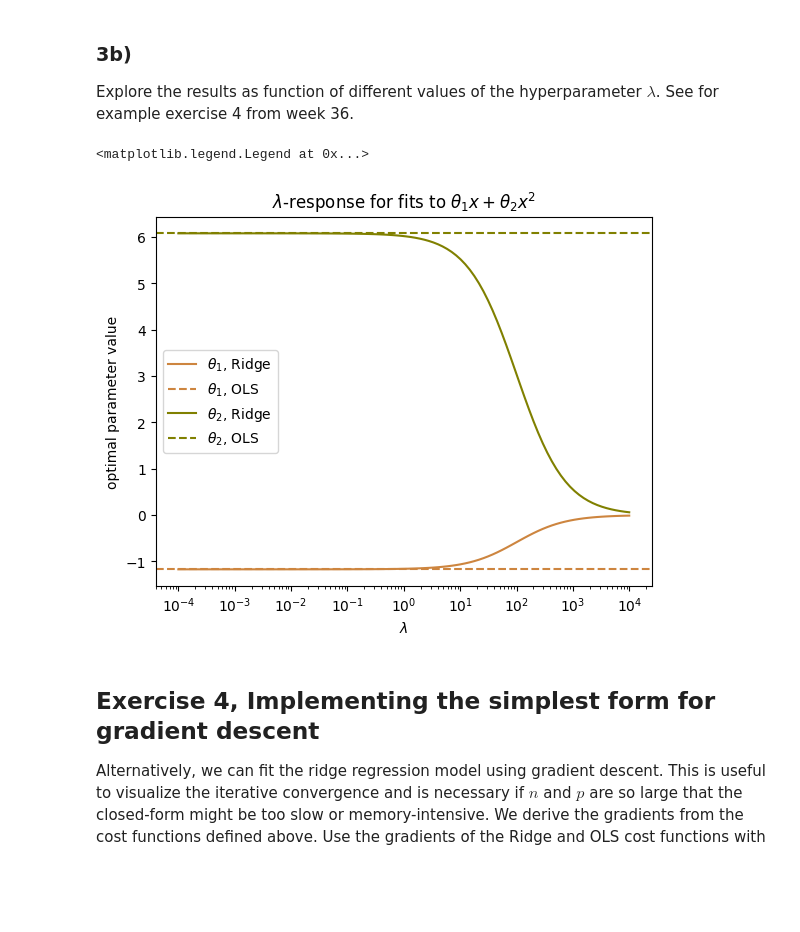
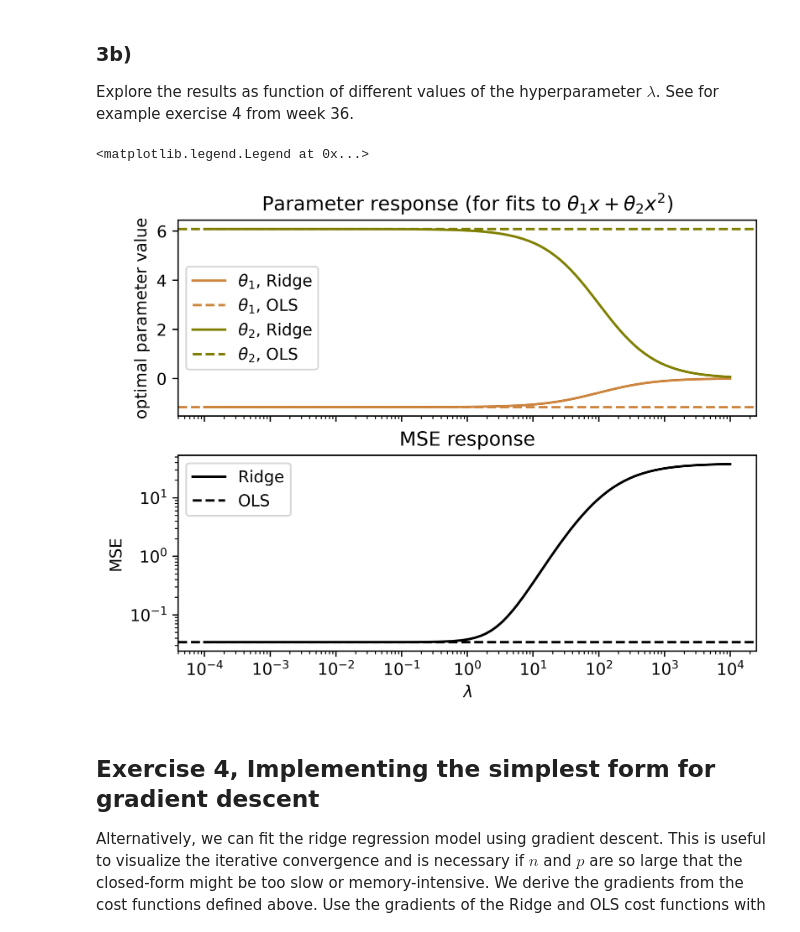
Before and after one commit to simonmso/simonsil_fys4155, a Jupyter notebook: E4.ipynb, the cells around one changed output. Cells and saved outputs as stored; diff of their text form; code cells hidden in the pictures; blank space fills up the shorter version.

```diff
--- a/E4.ipynb
+++ b/E4.ipynb
@@ -34,6 +36,10 @@ Feel free to play around with higher-order polynomials.
 # %%
 import numpy as np
 import matplotlib.pyplot as plt
+
+plt.rcParams.update({
+    'figure.dpi': 600
+})
 # %% [markdown]
 ## Exercise 1, scale your data
 
@@ -130,7 +134,7 @@ def ridge_grad(X, y, theta, lam=0):
 # %%
 # Set regularization parameter, either a single value or a vector of values
 # Note that lambda is a python keyword. The lambda keyword is used to create small, single-expression functions without a formal name. These are often called "anonymous functions" or "lambda functions."
-lam = 1
+lam = 1e-3
 
 
 # Analytical form for OLS and Ridge solution: theta_Ridge = (X^T X + lambda * I)^{-1} X^T y and theta_OLS = (X^T X)^{-1} X^T y
@@ -163,23 +167,44 @@ lams = np.logspace(-4,4, 100)
 def ridge (X, y, lam): return np.linalg.inv(X.T @ X + lam*np.identity(X.shape[1])) @ X.T @ y
 
 ridge_coef = np.array([ridge(X_norm, y_centered, l) for l in lams])
+# %%
+# let's also calculate MSE
+def MSE(X, y, theta):
+    return np.sum((X@theta - y)**2)/y.shape[0]
+
+MSE_vec = np.vectorize(lambda t: MSE(X_norm, y_centered, t), signature='(2)->()')
+
+mse = MSE_vec(ridge_coef)
+mse_ols = MSE(X_norm, y_centered, theta_closed_formOLS)
 # %%
-fig, ax = plt.subplots()
+fig, axs = plt.subplots(2, sharex=True)
 
 a1 = 'peru'
 a2 = 'olive'
 
+ax = axs[0]
 ax.plot(lams, ridge_coef[:, 0], c=a1, label=r'$\theta_1$, Ridge')
 ax.axhline(theta_closed_formOLS[0], ls='--', c=a1, label=r'$\theta_1$, OLS')
 
 ax.plot(lams, ridge_coef[:, 1], c=a2, label=r'$\theta_2$, Ridge')
 ax.axhline(theta_closed_formOLS[1], ls='--', c=a2, label=r'$\theta_2$, OLS')
 
+ax.set_title(r'Parameter response (for fits to $\theta_1x + \theta_2x^2$)')
+ax.set_ylabel('optimal parameter value')
+ax.legend()
+
+
+ax = axs[1]
+c = 'k'
+ax.plot(lams, mse, c=c, label='Ridge')
+ax.axhline(mse_ols, c=c, ls='--', label='OLS')
+
 ax.set_xscale('log')
+ax.set_yscale('log')
 ax.set_xlabel(r'$\lambda$')
-ax.set_ylabel('optimal parameter value')
-ax.set_title(r'$\lambda$-response for fits to $\theta_1x + \theta_2x^2$')
+ax.set_ylabel('MSE')
+ax.set_title(r'MSE response')
 ax.legend()
 # %% [output]
 <matplotlib.legend.Legend at 0x...>
-[figure, old version]
+[figure, new version]
```
Also changed, not shown: parts of 15 cells of this notebook, 5 other files.
